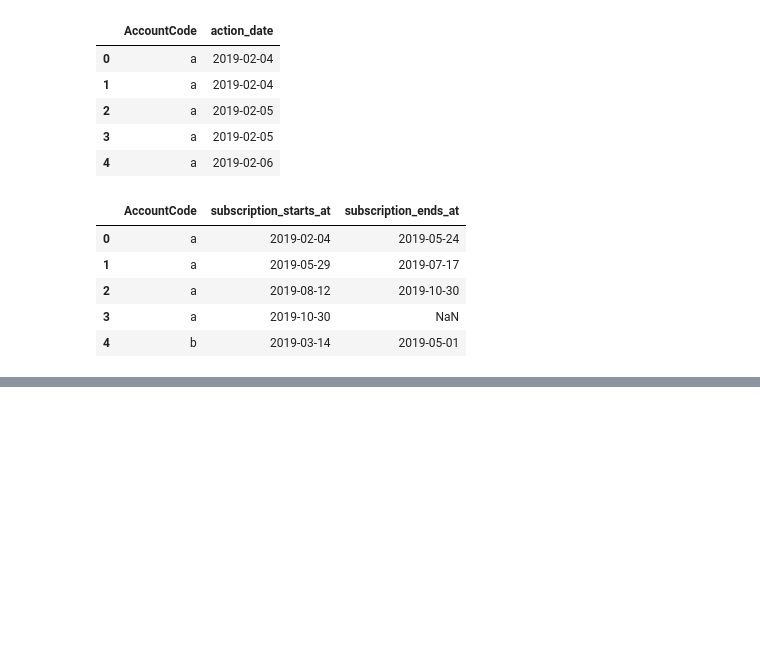
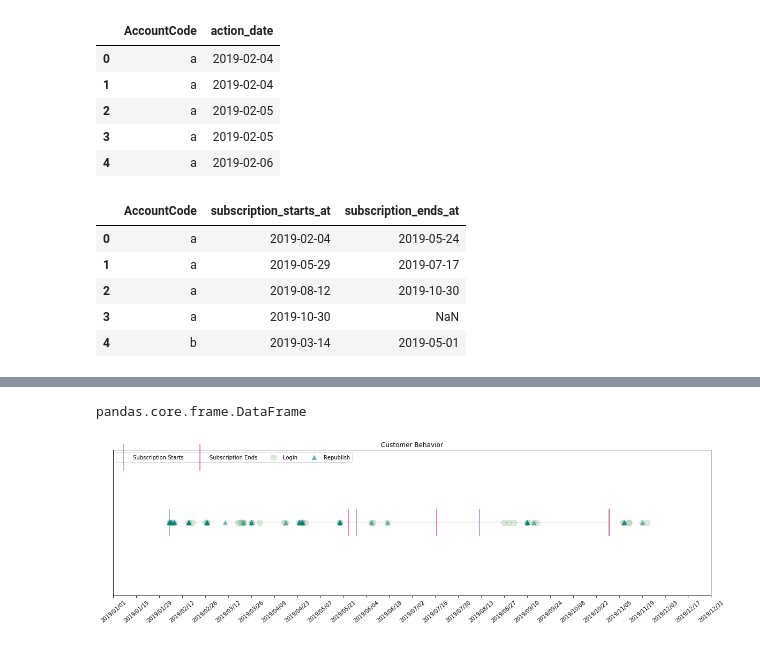
Before and after one commit to hadinh1306/blog-posts, a Jupyter notebook: report/Visualize Customer Behavior.ipynb, the cells around one changed output, grey strips where cells are left out. Saved outputs shown, nothing was run; the diff lists cells and outputs as text; code cells hidden in the pictures; blank space fills up the shorter version.

```diff
--- a/report/Visualize Customer Behavior.ipynb
+++ b/report/Visualize Customer Behavior.ipynb
@@ -53,0 +229,24 @@ You can learn more about basic of color mixing through this article: https://mym
+# %%
+type(sample_subscription)
+# %% [output]
+pandas.core.frame.DataFrame
+# %%
+def _get_sample_data(AccountCode):
+    """This function gets subscription info, login events and republish events for the AccountCode input.
+
+    Args:
+        AccountCode (str): Account unique identification.
+
+    Returns:
+        pandas.core.frame.DataFrame: 3 dataframes with subscription info, login and republish events.
+    """
+    sample_subscription = subscription_info_df[subscription_info_df['AccountCode'] == AccountCode]
+    sample_republished = republished_df[republished_df['AccountCode'] == AccountCode]
+    sample_login = login_df[login_df['AccountCode'] == AccountCode]
+
+    # this is a constant for visualization purpose
+    sample_subscription['vizline'] = 0.5
+    sample_republished['vizline'] = 0.5
+    sample_login['vizline'] = 0.5
+
+    return sample_subscription, sample_republished, sample_login
@@ -53,0 +308,4 @@ You can learn more about basic of color mixing through this article: https://mym
+# %%
+_ = _visualize_customer_behavior('a')
+# %% [output]
+[figure, added]
```
Also changed, not shown: parts of 20 cells of this notebook.
